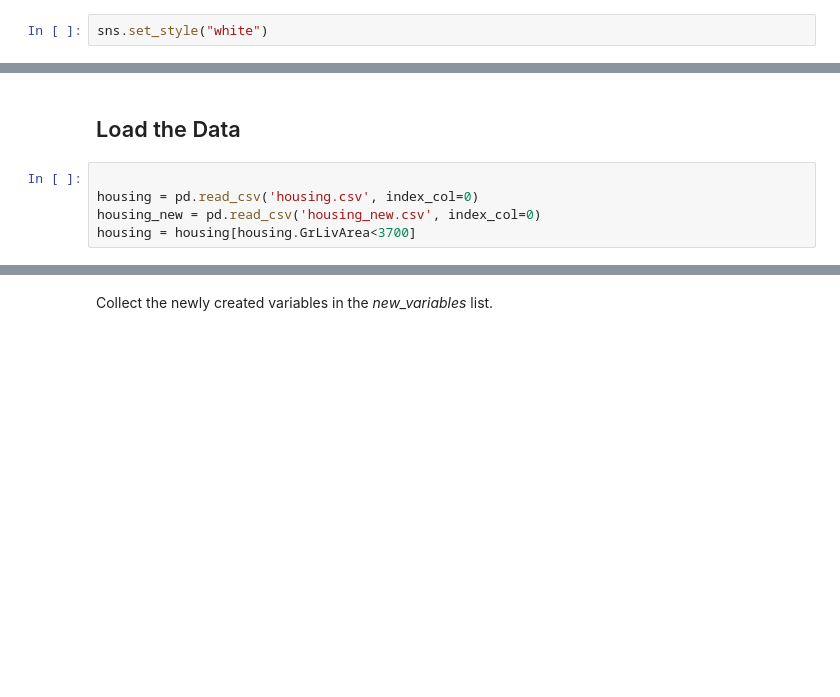
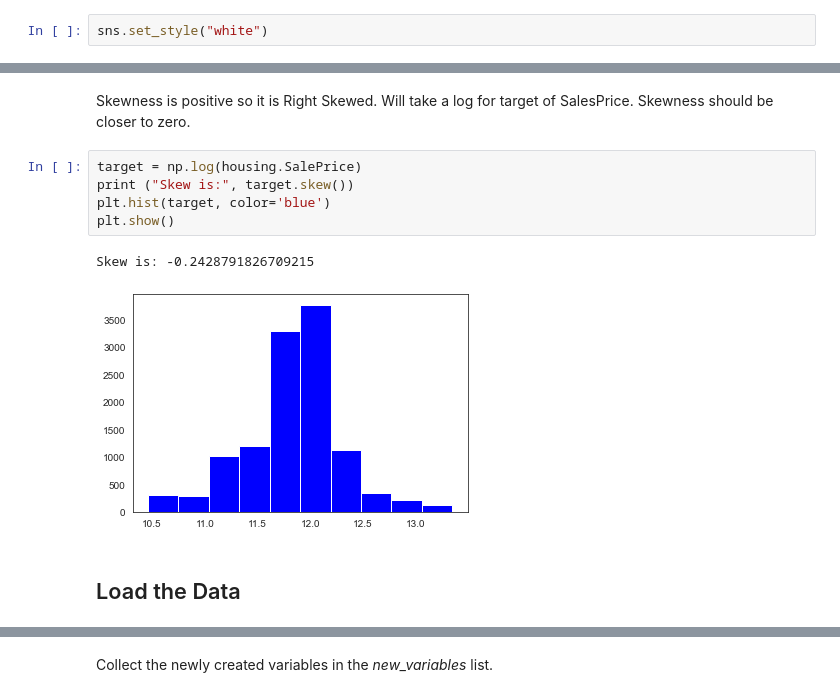
Before and after one commit to maejok/ML_Price_Prediction_Model_for_Ames_Housing, a Jupyter notebook: Chapter_1_Data_Visualisation.ipynb, the cells around one changed output, grey strips where cells are left out. Saved outputs shown, nothing was run; the diff lists cells and outputs as text; blank space fills up the shorter version.

```diff
--- a/Chapter_1_Data_Visualisation.ipynb
+++ b/Chapter_1_Data_Visualisation.ipynb
@@ -22,9 +62,14 @@ sns.set_style("white")
+# %% [markdown]
+Skewness is positive so it is Right Skewed. Will take a log for target of SalesPrice. Skewness should be closer to zero.
+# %%
+target = np.log(housing.SalePrice)
+print ("Skew is:", target.skew())
+plt.hist(target, color='blue')
+plt.show()
+# %% [output]
+Skew is: -0.2428791826709215
+[figure, added]
 # %% [markdown]
 ## Load the Data
-# %%
-
-housing = pd.read_csv('housing.csv', index_col=0)
-housing_new = pd.read_csv('housing_new.csv', index_col=0)
-housing = housing[housing.GrLivArea<3700]
 # %%
 housing.shape
```
Also changed, not shown: parts of 57 cells of this notebook.
